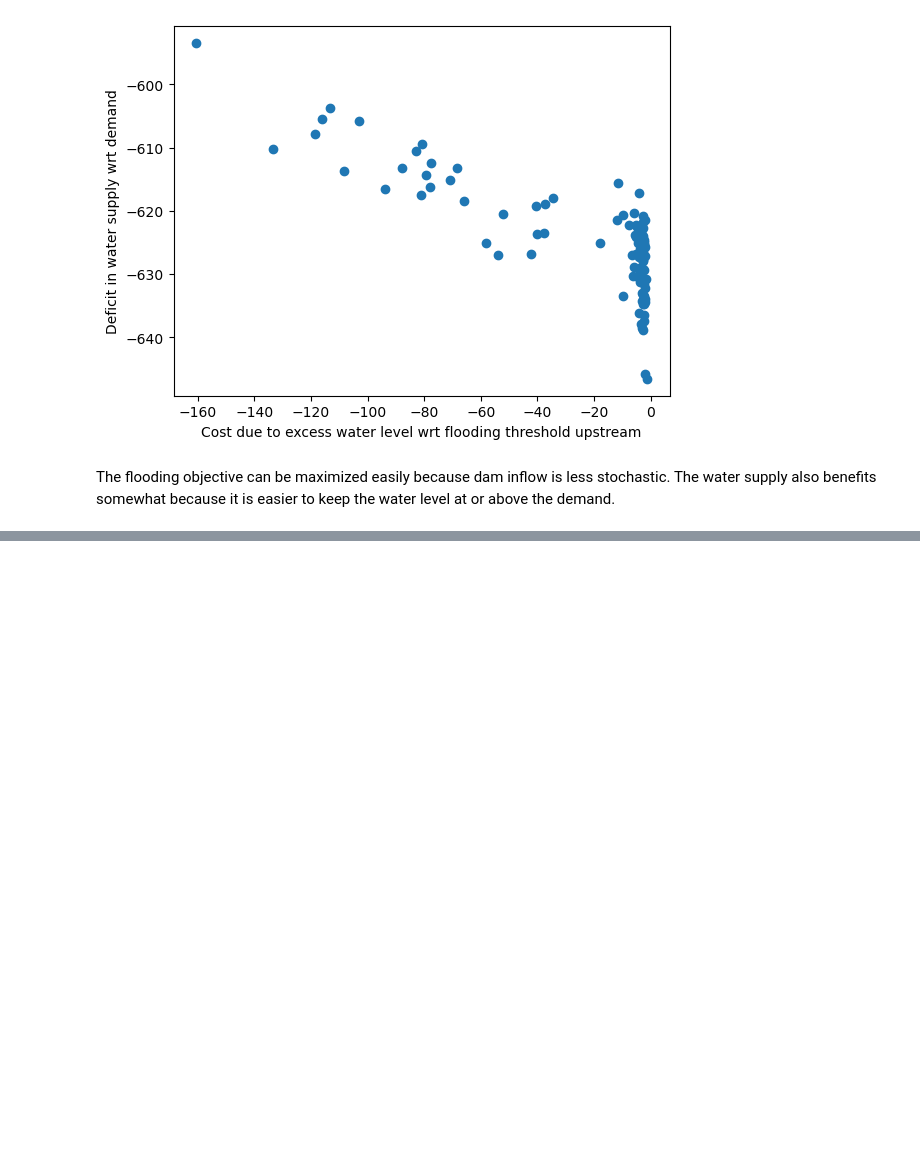
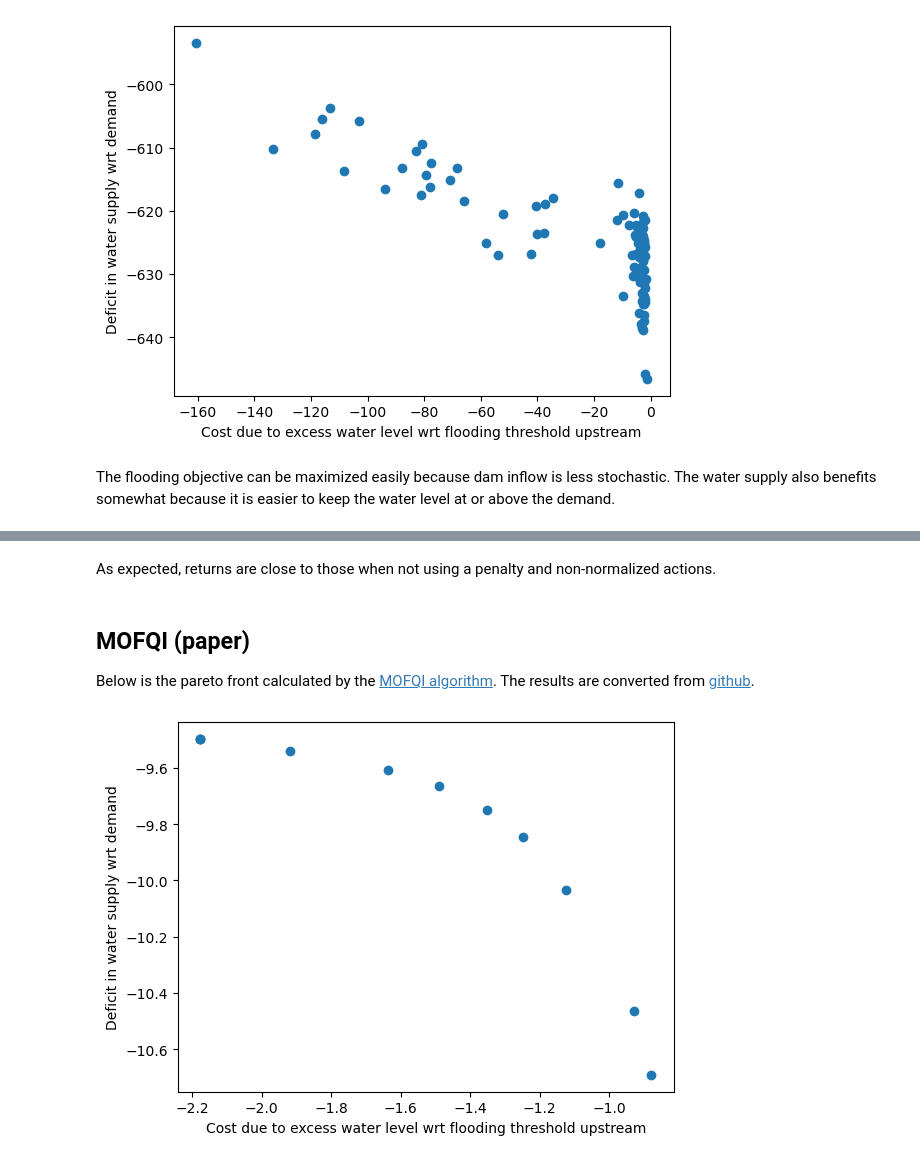
Before and after one commit to liammertens/water-resource-management, a Jupyter notebook: GPI/main.ipynb, the cells around one changed output, grey strips where cells are left out. Saved outputs shown, nothing was run; the diff lists cells and outputs as text; code cells hidden in the pictures; blank space fills up the shorter version.

Commit message:
Logged undiscounted returns. Added PF from paper for comparison

```diff
--- a/GPI/main.ipynb
+++ b/GPI/main.ipynb
@@ -347,0 +407,16 @@ The flooding objective can be maximized easily because dam inflow is less stocha
+# %% [markdown]
+As expected, returns are close to those when not using a penalty and non-normalized actions.
+# %% [markdown]
+## MOFQI (paper)
+
+Below is the pareto front calculated by the [MOFQI algorithm](https://iwaponline.com/jh/article/15/2/258/3425/Tree-based-fitted-Q-iteration-for-multi-objective). The results are converted from [github](https://github.com/sparisi/mips/blob/loopless/MDPs/Dam/dam_front2d.dat).
+# %%
+columns = ["objective_1", "objective_2"]
+df = pd.read_csv('../MOFQI_PF.csv', usecols=columns)
+
+plt.plot(df.objective_1, df.objective_2, 'o')
+plt.xlabel('Cost due to excess water level wrt flooding threshold upstream')
+plt.ylabel('Deficit in water supply wrt demand')
+plt.show()
+# %% [output]
+[figure, added]
```
Also changed, not shown: parts of 22 cells of this notebook, 4 other files.
